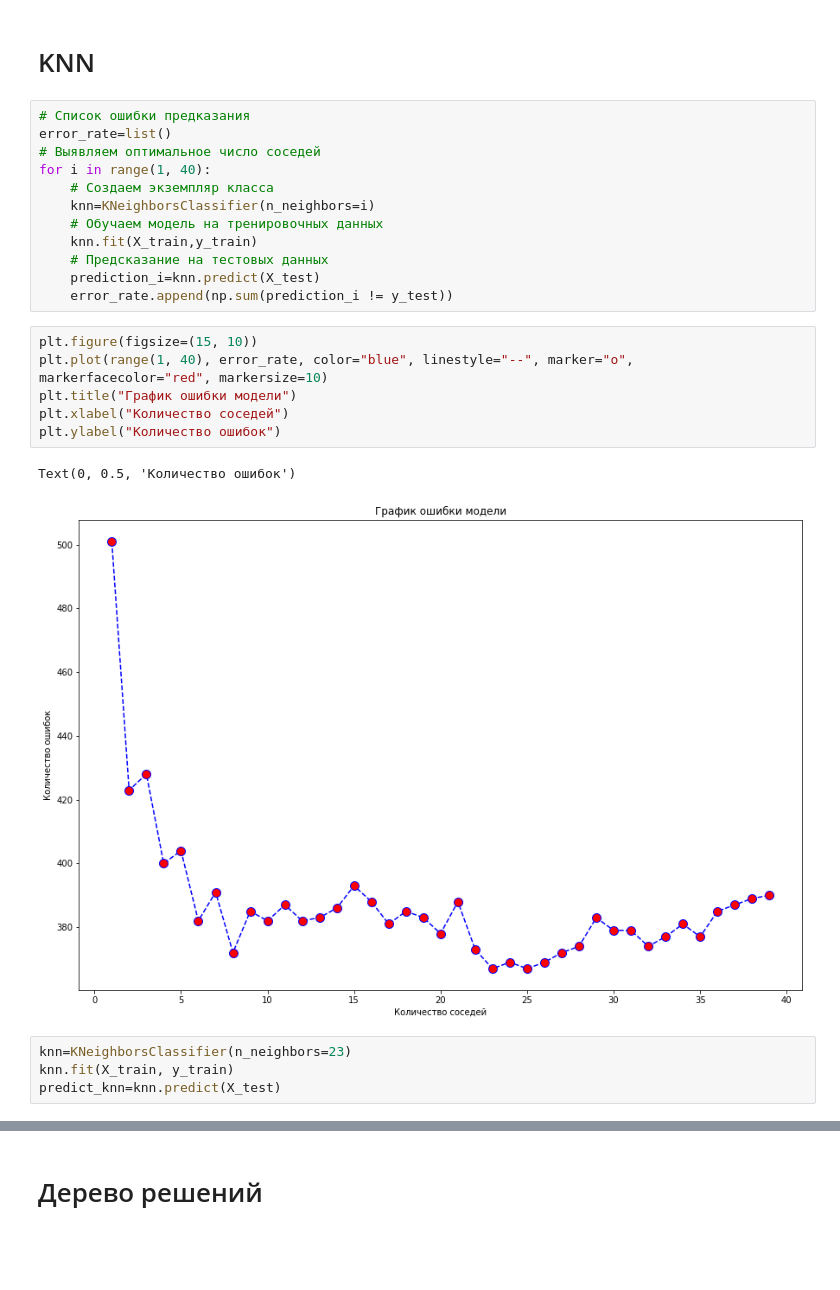
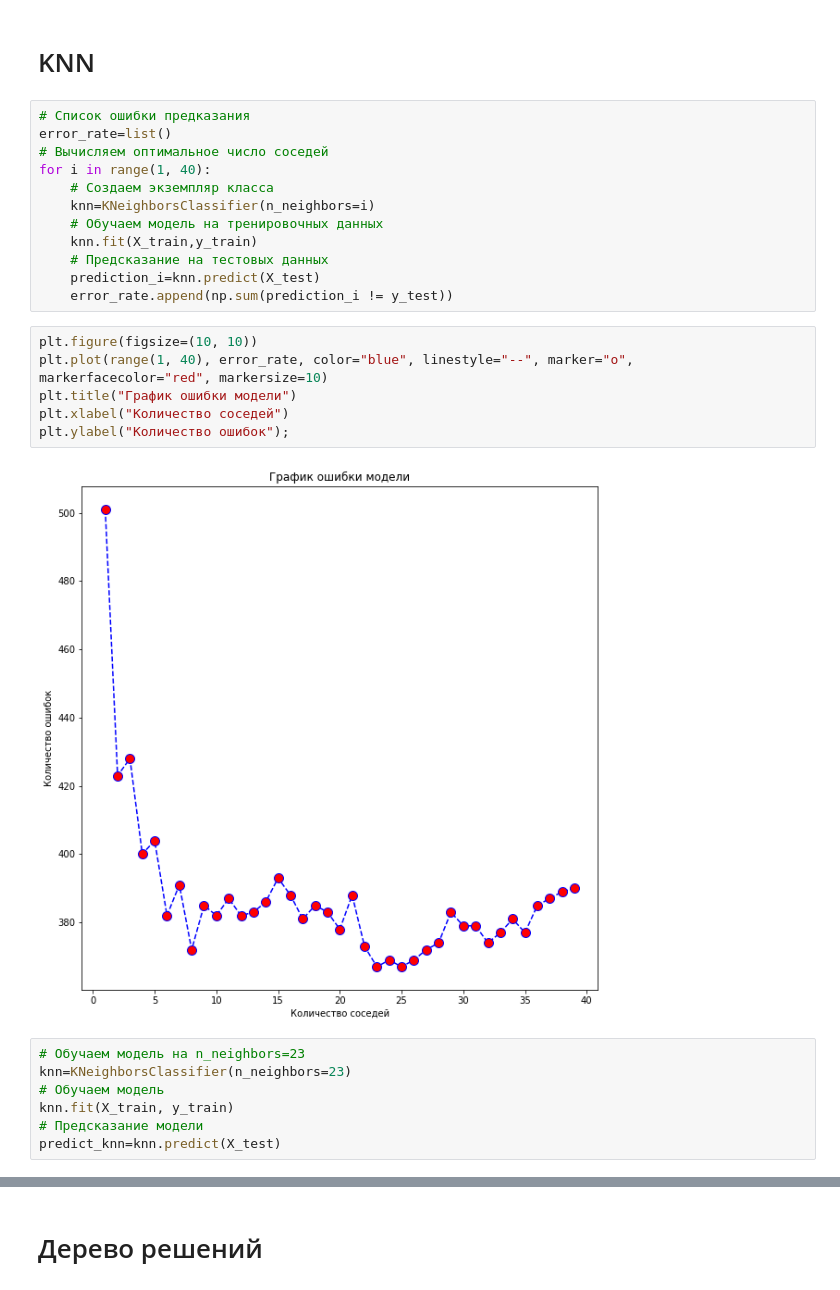
Before and after one commit to nurik08/Churn_Model, a Jupyter notebook: model.ipynb, the cells around one changed output, grey strips where cells are left out. Cells and saved outputs as stored; diff of their text form; blank space fills up the shorter version.

```diff
--- a/model.ipynb
+++ b/model.ipynb
@@ -279,7 +277,7 @@ plt.show()
 # %%
 # Список ошибки предказания
 error_rate=list()
-# Выявляем оптимальное число соседей
+# Вычисляем оптимальное число соседей
 for i in range(1, 40):
     # Создаем экземпляр класса
     knn=KNeighborsClassifier(n_neighbors=i)
@@ -289,16 +287,18 @@ for i in range(1, 40):
     prediction_i=knn.predict(X_test)
     error_rate.append(np.sum(prediction_i != y_test))
 # %%
-plt.figure(figsize=(15, 10))
+plt.figure(figsize=(10, 10))
 plt.plot(range(1, 40), error_rate, color="blue", linestyle="--", marker="o", markerfacecolor="red", markersize=10)
 plt.title("График ошибки модели")
 plt.xlabel("Количество соседей")
-plt.ylabel("Количество ошибок")
+plt.ylabel("Количество ошибок");
 # %% [output]
-Text(0, 0.5, 'Количество ошибок')
-[figure, old version]
+[figure, new version]
 # %%
+# Обучаем модель на n_neighbors=23
 knn=KNeighborsClassifier(n_neighbors=23)
+# Обучаем модель
 knn.fit(X_train, y_train)
+# Предсказание модели
 predict_knn=knn.predict(X_test)
 # %%
```
Also changed, not shown: parts of 11 cells of this notebook.
